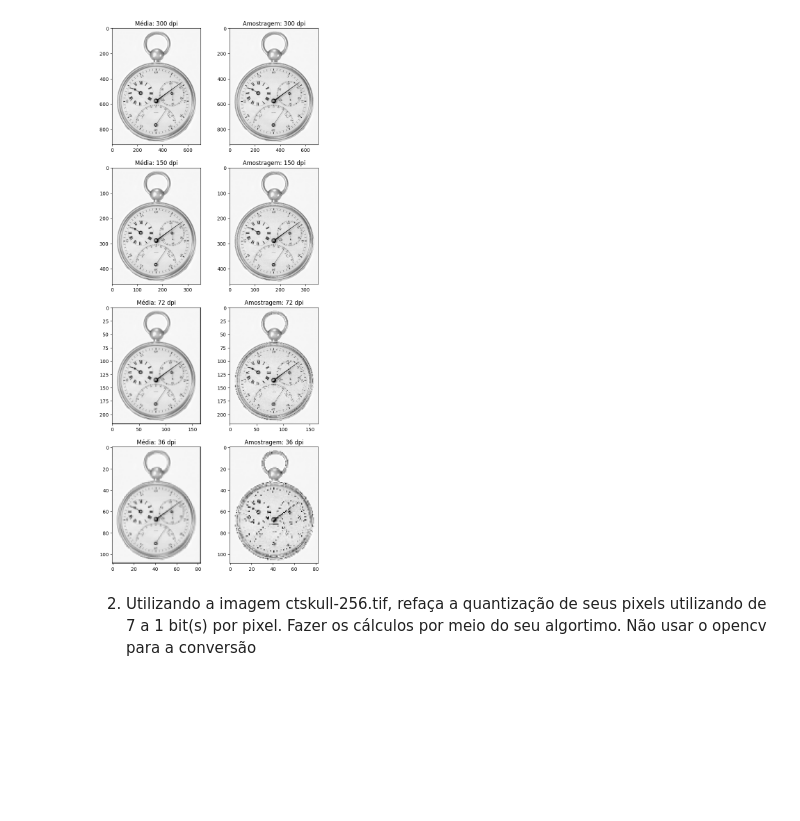
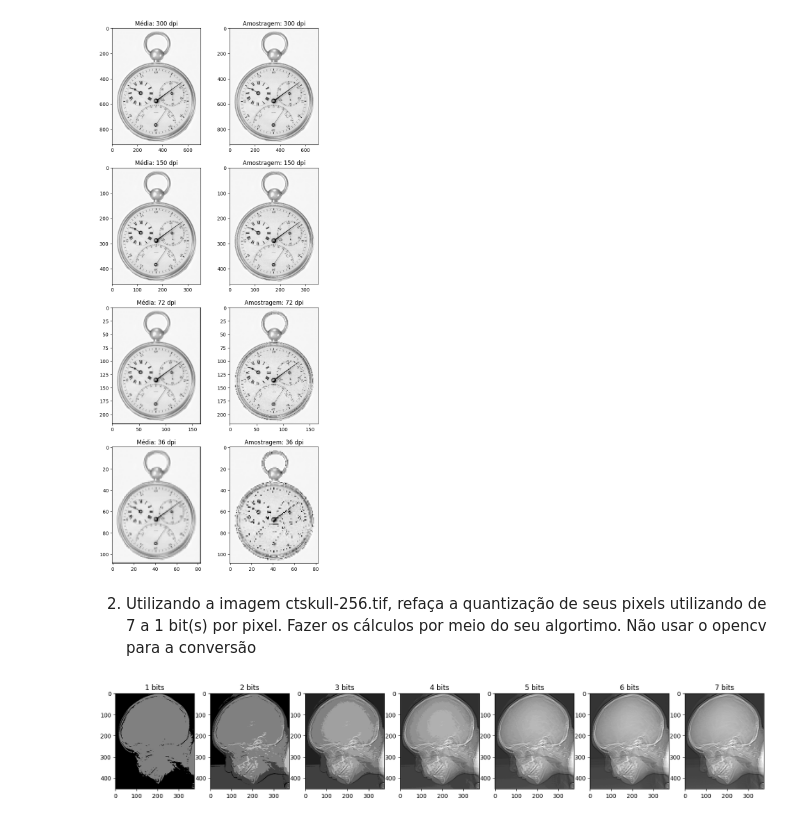
Before and after one commit to gabrielmsantos/pgc111-labs-2023, a Jupyter notebook: Lab01 - Sampling and Quantization/lab01.ipynb, the cells around one changed output. Cells and saved outputs as stored; diff of their text form; code cells hidden in the pictures; blank space fills up the shorter version.

```diff
--- a/Lab01 - Sampling and Quantization/lab01.ipynb
+++ b/Lab01 - Sampling and Quantization/lab01.ipynb
@@ -92,3 +88,28 @@ Downsampling ratio: 34.00
 [figure]
 # %% [markdown]
 2)	Utilizando a imagem ctskull-256.tif, refaça a quantização de seus pixels utilizando de 7 a 1 bit(s) por pixel.  Fazer os cálculos por meio do seu algortimo. Não usar o opencv para a conversão
+# %%
+def quantizer(imagem, bits):
+    """
+    Quantize an image to a number of bits
+    :param imagem: the image to be quantized
+    :param bits: the number of bits to be used
+    :return: the quantized image. Reducing the number of bits of the image means masking the less significant bits rather than the most significant ones like I was doing before. That's why I multiply by the factor after the division
+    """
+    # Find the factor to be used (2 to the power of the number of bits do be masked). This is like a shift to the right
+    factor = 2 ** (8 - bits)
+
+    # Masking the less significant bits. Shifting to the right and then to the left
+    qtzd_img = (imagem / factor).astype(np.uint8) * factor
+    return qtzd_img
+
+img_orig = cv2.imread("ctskull-256.tif")
+bits = 7
+f, axarr = plt.subplots(1, bits, figsize=(20, 20))
+
+for i in range(bits):
+    img = quantizer(img_orig, i+1)
+    axarr[i].set_title('%d bits' % int(i+1))
+    axarr[i].imshow(img, cmap='gray', vmin=0, vmax=255)
+# %% [output]
+[figure, added]
```
Also changed, not shown: parts of 1 cell of this notebook.
